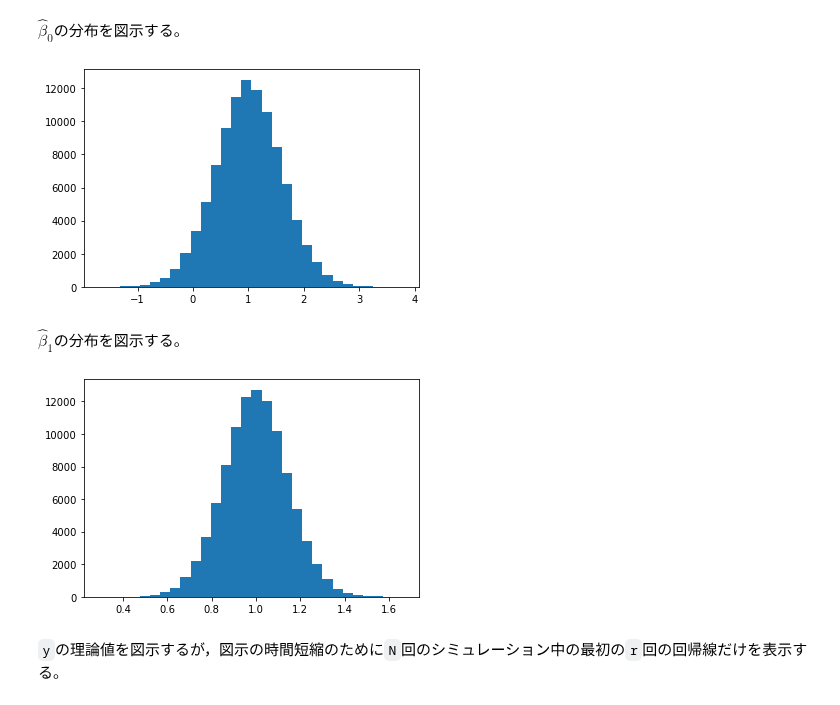
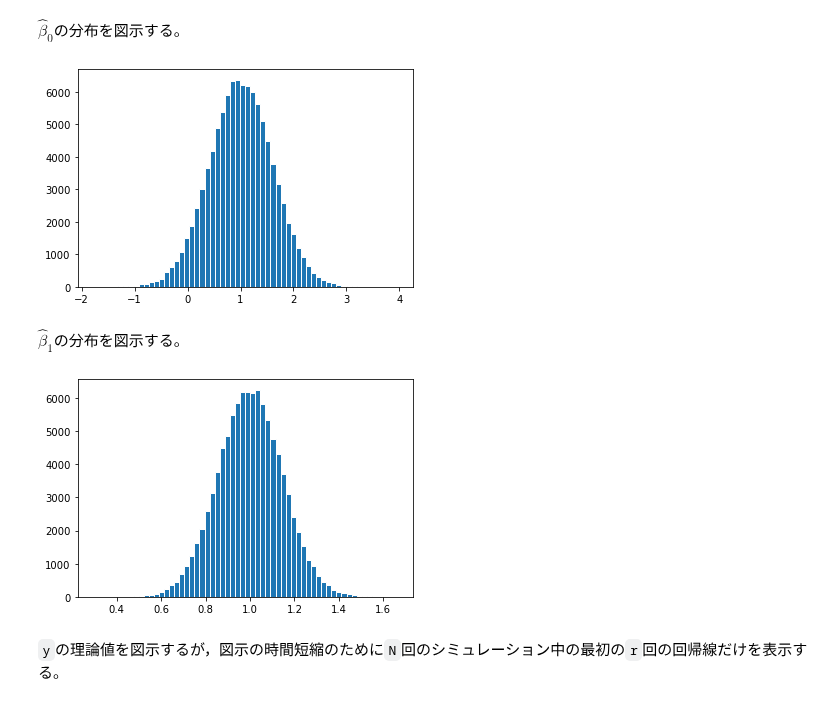
Before and after one commit to Py4Etrics/py4etrics.github.io, a Jupyter notebook: _build/jupyter_execute/8_Simple_Regression.ipynb, the cells around one changed output. Cells and saved outputs as stored; diff of their text form; code cells hidden in the pictures.

```diff
--- a/_build/jupyter_execute/8_Simple_Regression.ipynb
+++ b/_build/jupyter_execute/8_Simple_Regression.ipynb
@@ -816,17 +851,17 @@ b0hat, b1hat = my_sim_loop(n=50,N=100_000)
 # %% [markdown]
 $\hat{\beta}_0$の分布を図示する。
 # %%
-plt.hist(b0hat,bins=30)
+plt.hist(b0hat,bins=60, edgecolor='white')
 pass
 # %% [output]
-[figure, old version]
+[figure, new version]
 # %% [markdown]
 $\hat{\beta}_1$の分布を図示する。
 # %%
-plt.hist(b1hat,bins=30)
+plt.hist(b1hat,bins=60, edgecolor='white')
 pass
 # %% [output]
-[figure, old version]
+[figure, new version]
 # %% [markdown]
 `y`の理論値を図示するが，図示の時間短縮のために`N`回のシミュレーション中の最初の`r`回の回帰線だけを表示する。
 # %%
```
Also changed, not shown: parts of 6 cells of this notebook, 43 other files.
